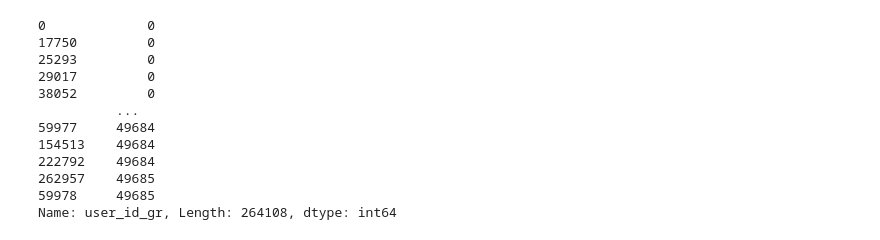
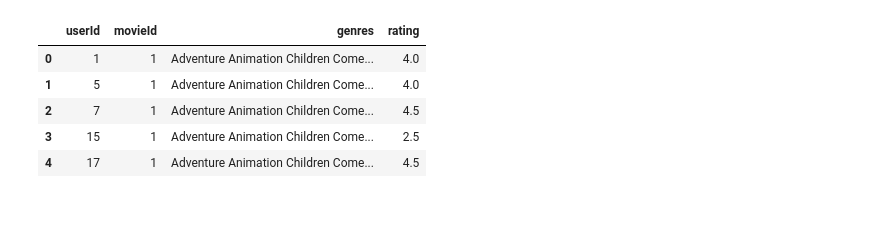
Before and after one commit to christianwhollar/Book-Recommendation-System, a Jupyter notebook: main.ipynb, the cells around one changed output. Saved outputs shown, nothing was run; the diff lists cells and outputs as text; code cells hidden in the pictures; blank space fills up the shorter version.

```diff
--- a/main.ipynb
+++ b/main.ipynb
@@ -379,15 +0,0 @@ IndexError: too many indices for tensor of dimension 2
-# %%
-X['user_id_gr']
-# %% [output]
-0             0
-17750         0
-25293         0
-29017         0
-38052         0
-          ...
-59977     49684
-154513    49684
-222792    49684
-262957    49685
-59978     49685
-Name: user_id_gr, Length: 264108, dtype: int64
@@ -393,0 +12,27 @@ Name: user_id_gr, Length: 264108, dtype: int64
+# %%
+# Download the data from the GroupLens website
+datapath = './data/ml-latest-small'
+
+if not os.path.exists('./data'):
+    os.makedirs('./data')
+if not os.path.exists(datapath):
+    url = 'https://files.grouplens.org/datasets/movielens/ml-latest-small.zip'
+    urllib.request.urlretrieve(url,filename='data/ml-latest-small.zip')
+    zip_ref = zipfile.ZipFile('data/ml-latest-small.zip', 'r')
+    zip_ref.extractall('data/')
+    zip_ref.close()
+
+# Load data
+ratings = pd.read_csv(os.path.join(datapath,'ratings.csv'))
+movies = pd.read_csv(os.path.join(datapath,'movies.csv'))
+ratings = ratings.merge(movies,on='movieId')
+ratings = ratings[['userId','movieId','genres','rating']]
+ratings['genres'] = ratings['genres'].apply(lambda x: x.replace('|',' '))
+ratings.head()
+# %% [output]
+|  | userId | movieId | genres | rating |
+| 0 | 1 | 1 | Adventure Animation Children Come... | 4.0 |
+| 1 | 5 | 1 | Adventure Animation Children Come... | 4.0 |
+| 2 | 7 | 1 | Adventure Animation Children Come... | 4.5 |
+| 3 | 15 | 1 | Adventure Animation Children Come... | 2.5 |
+| 4 | 17 | 1 | Adventure Animation Children Come... | 4.5 |
```
Also changed, not shown: parts of 50 cells of this notebook, 6 other files.
